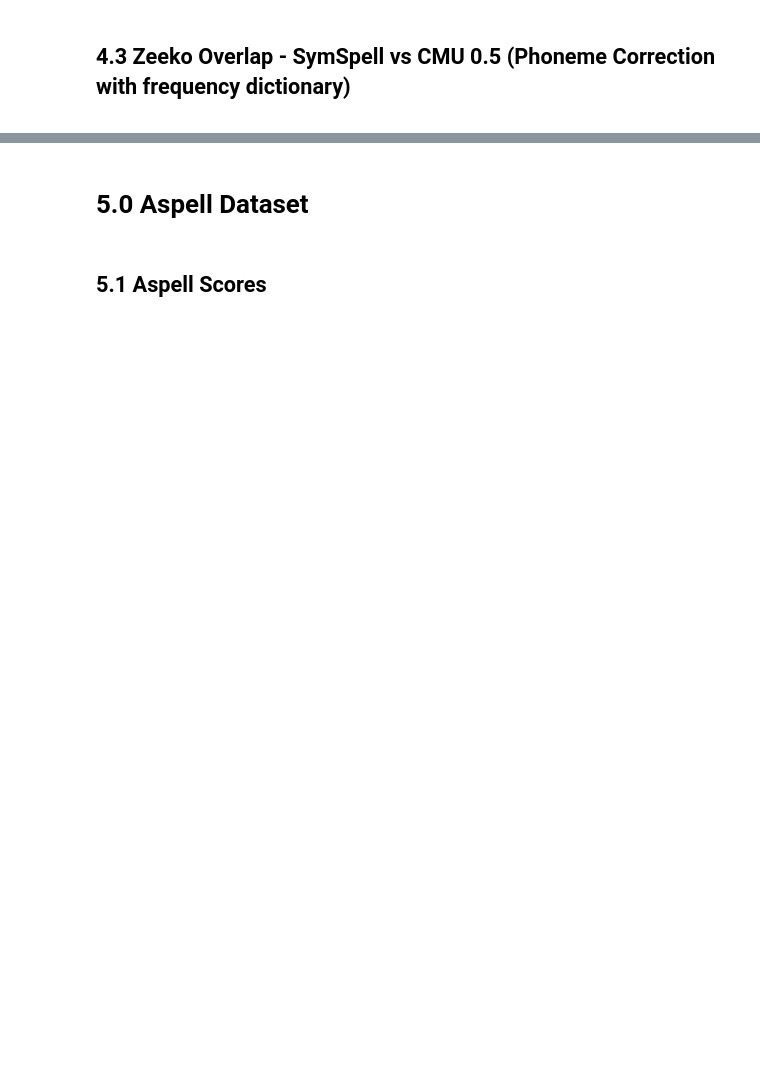
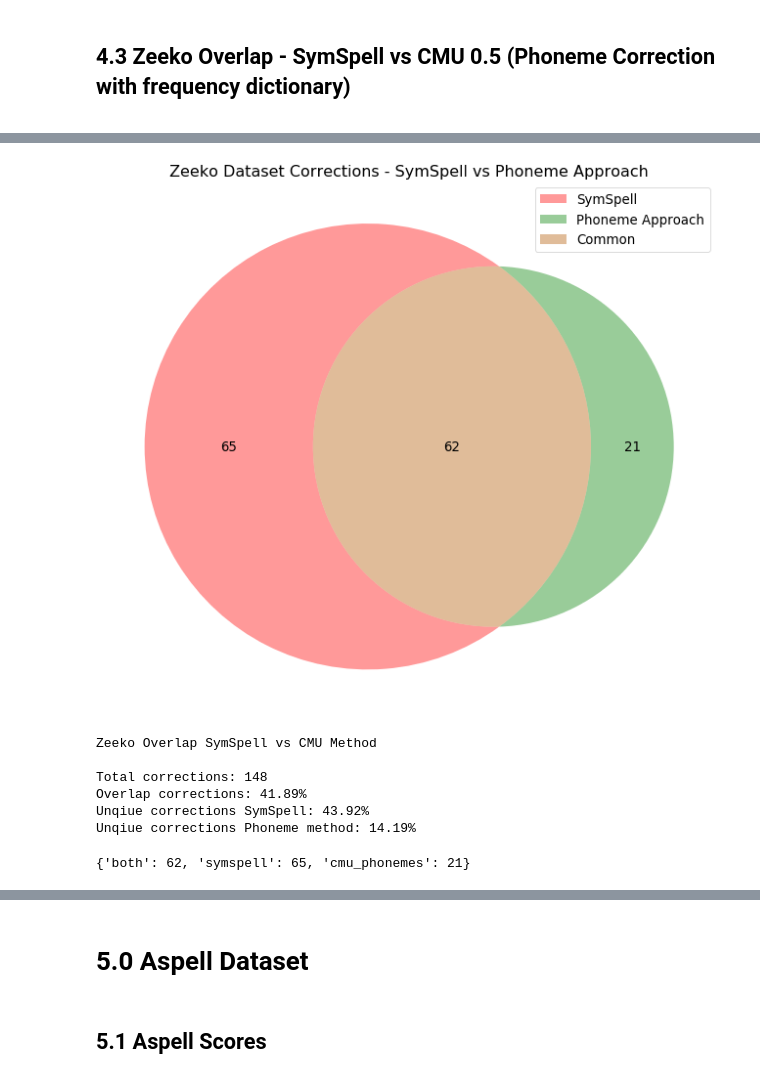
Before and after one commit to ucd-csl/Scapade, a Jupyter notebook: data_analysis/results_spelling_correction_overlap_and_scores.ipynb, the cells around one changed output, grey strips where cells are left out. Drawn from its saved outputs; the diff is of its cells as text; code cells hidden in the pictures; blank space fills up the shorter version.

```diff
--- a/data_analysis/results_spelling_correction_overlap_and_scores.ipynb
+++ b/data_analysis/results_spelling_correction_overlap_and_scores.ipynb
@@ -453,0 +454,19 @@ overlap_zeeko_sym
+# %%
+plt.figure(linewidth=5,  facecolor="white", figsize=(15,12), dpi=60)
+venn2(subsets=(overlap_zeeko_sym['symspell'],overlap_zeeko_sym['cmu_phonemes'],overlap_zeeko_sym['both']),
+      set_labels=('','',''))
+plt.legend(labels=['SymSpell', 'Phoneme Approach','Common'])
+plt.title('Zeeko Dataset Corrections - SymSpell vs Phoneme Approach')
+plt.show()
+# %% [output]
+[figure, added]
+# %%
+print(color.BOLD + "Zeeko Overlap SymSpell vs CMU Method \n" + color.END)
+print_overlap_scores(overlap_zeeko_sym, 'SymSpell')
+# %% [output]
+Zeeko Overlap SymSpell vs CMU Method
+
+Total corrections: 148
+Overlap corrections: 41.89%
+Unqiue corrections SymSpell: 43.92%
+Unqiue corrections Phoneme method: 14.19%
@@ -454,3 +476,7 @@ overlap_zeeko_sym
+# %%
+overlap_zeeko_sym
+# %% [output]
+{'both': 62, 'symspell': 65, 'cmu_phonemes': 21}
 # %%
 plt.figure(linewidth=5,  facecolor="white", figsize=(15,12), dpi=60)
 venn2(subsets=(overlap_zeeko_sym['symspell'],overlap_zeeko_sym['cmu_phonemes'],overlap_zeeko_sym['both']),
```
Also changed, not shown: parts of 33 cells of this notebook, 25 other files.
